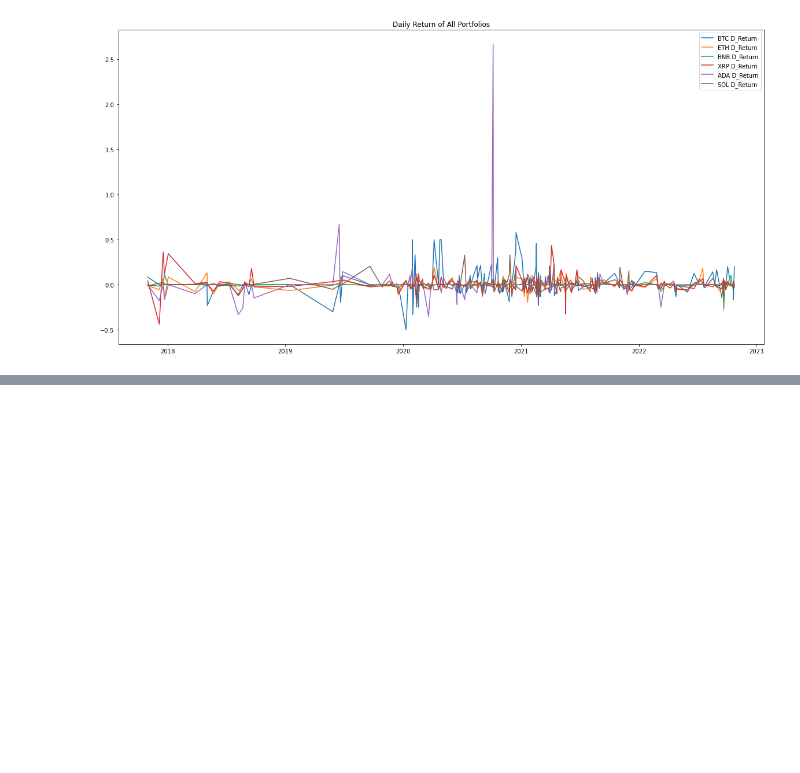
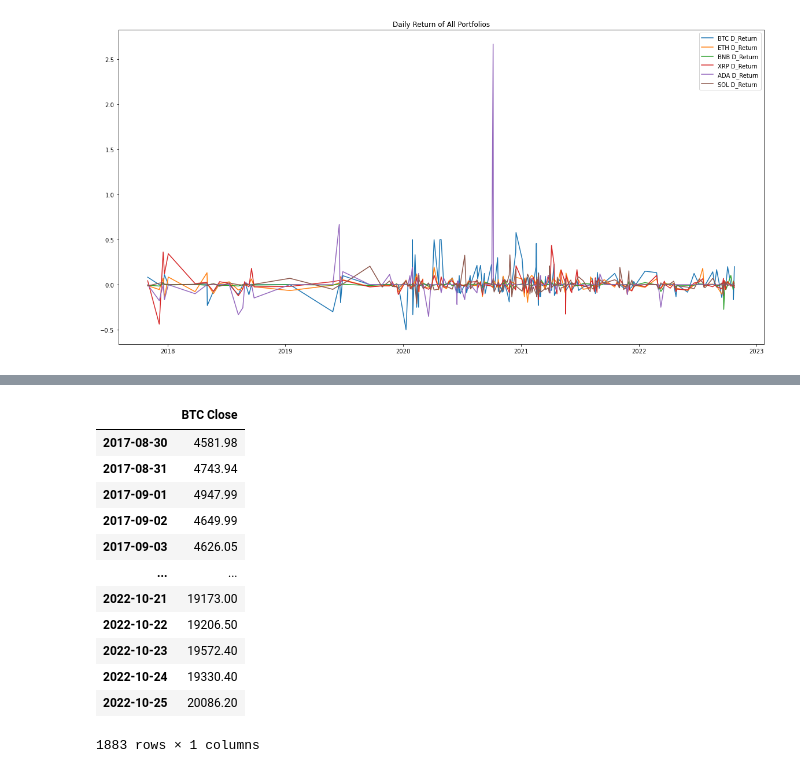
Before and after one commit to NavpreetNat/Crypto_Master, a Jupyter notebook: codes/crypto_master.ipynb, the cells around one changed output, grey strips where cells are left out. Cells and saved outputs as stored; diff of their text form; code cells hidden in the pictures; blank space fills up the shorter version.

```diff
--- a/codes/crypto_master.ipynb
+++ b/codes/crypto_master.ipynb
@@ -470,0 +649,17 @@ ModuleNotFoundError: No module named 'cryptocompare'
+# %%
+btc_data_slice = btc_data[650:]
+btc_data_slice
+# %% [output]
+|  | BTC Close |
+| 2017-08-30 | 4581.98 |
+| 2017-08-31 | 4743.94 |
+| 2017-09-01 | 4947.99 |
+| 2017-09-02 | 4649.99 |
+| 2017-09-03 | 4626.05 |
+| ... | ... |
+| 2022-10-21 | 19173.00 |
+| 2022-10-22 | 19206.50 |
+| 2022-10-23 | 19572.40 |
+| 2022-10-24 | 19330.40 |
+| 2022-10-25 | 20086.20 |
+1883 rows × 1 columns
```
Also changed, not shown: parts of 17 cells of this notebook.
